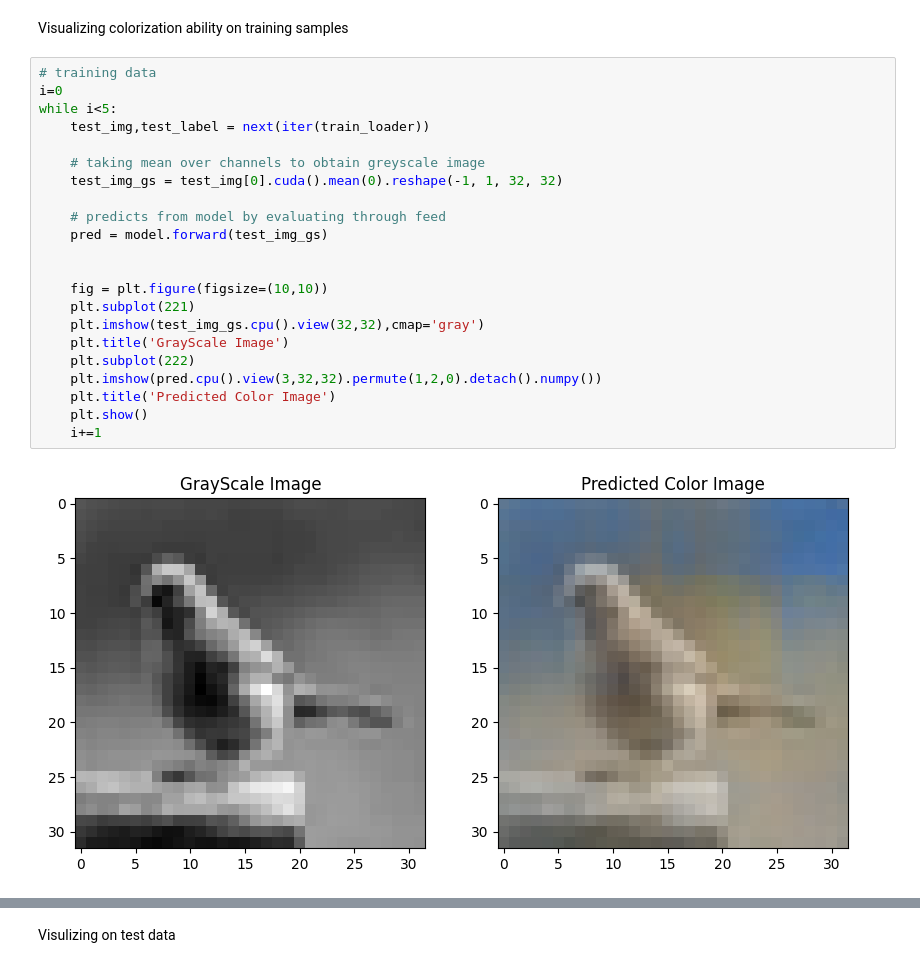
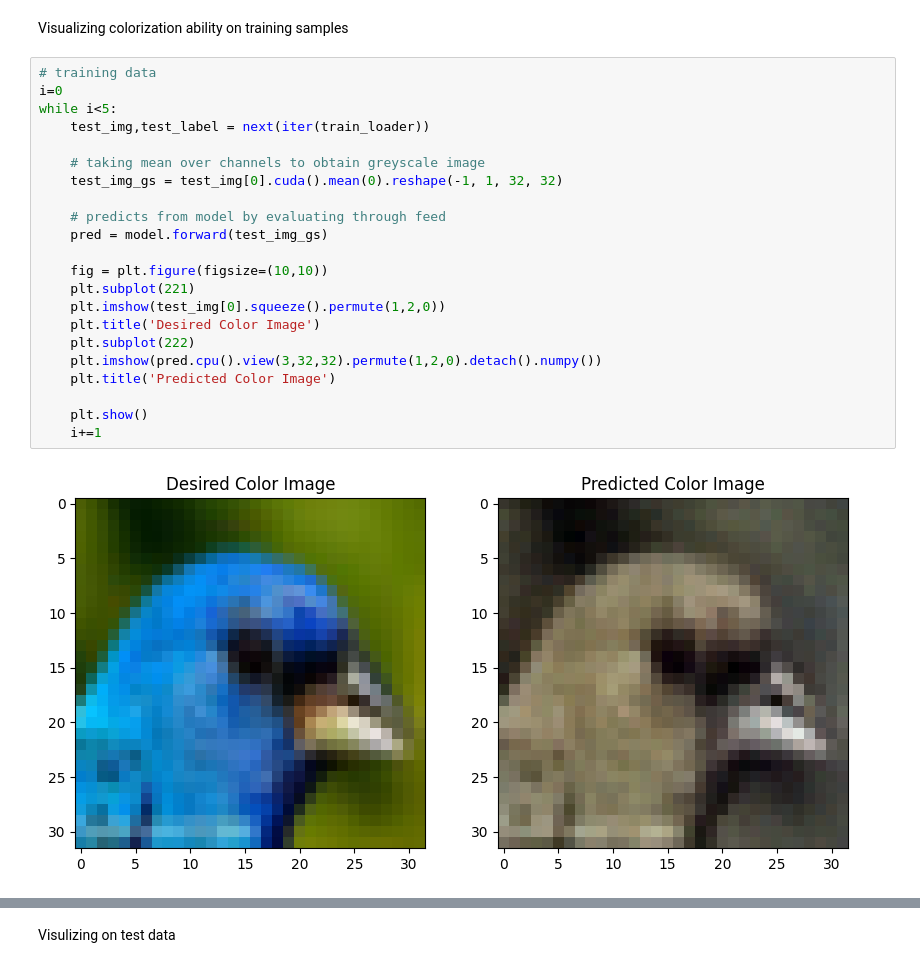
Before and after one commit to seba6029/LMHAI, a Jupyter notebook: Week1/LMHSS23_AAI_Week1_Ex1_Sebastian.ipynb, the cells around one changed output, grey strips where cells are left out. Cells and saved outputs as stored; diff of their text form.

```diff
--- a/Week1/LMHSS23_AAI_Week1_Ex1_Sebastian.ipynb
+++ b/Week1/LMHSS23_AAI_Week1_Ex1_Sebastian.ipynb
@@ -302,24 +308,24 @@ Visualizing colorization ability on training samples
 # %%
 # training data
 i=0
 while i<5:
     test_img,test_label = next(iter(train_loader))
 
     # taking mean over channels to obtain greyscale image
     test_img_gs = test_img[0].cuda().mean(0).reshape(-1, 1, 32, 32)
 
     # predicts from model by evaluating through feed
     pred = model.forward(test_img_gs)
 
-
     fig = plt.figure(figsize=(10,10))
     plt.subplot(221)
-    plt.imshow(test_img_gs.cpu().view(32,32),cmap='gray')
-    plt.title('GrayScale Image')
+    plt.imshow(test_img[0].squeeze().permute(1,2,0))
+    plt.title('Desired Color Image')
     plt.subplot(222)
     plt.imshow(pred.cpu().view(3,32,32).permute(1,2,0).detach().numpy())
     plt.title('Predicted Color Image')
+
     plt.show()
     i+=1
 # %% [output]
-[figure, old version]
+[figure, new version]
```
Also changed, not shown: parts of 7 cells of this notebook.
